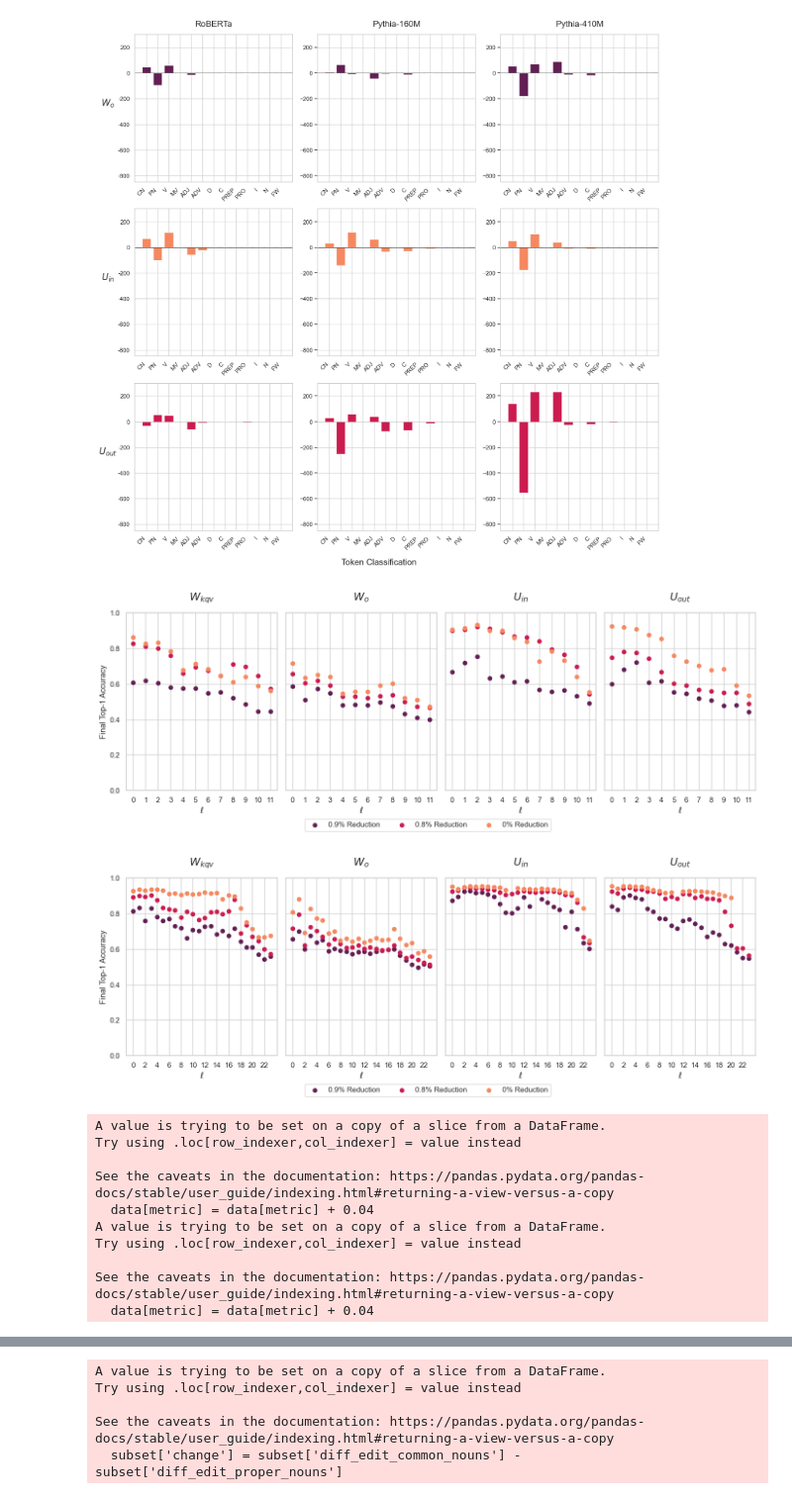
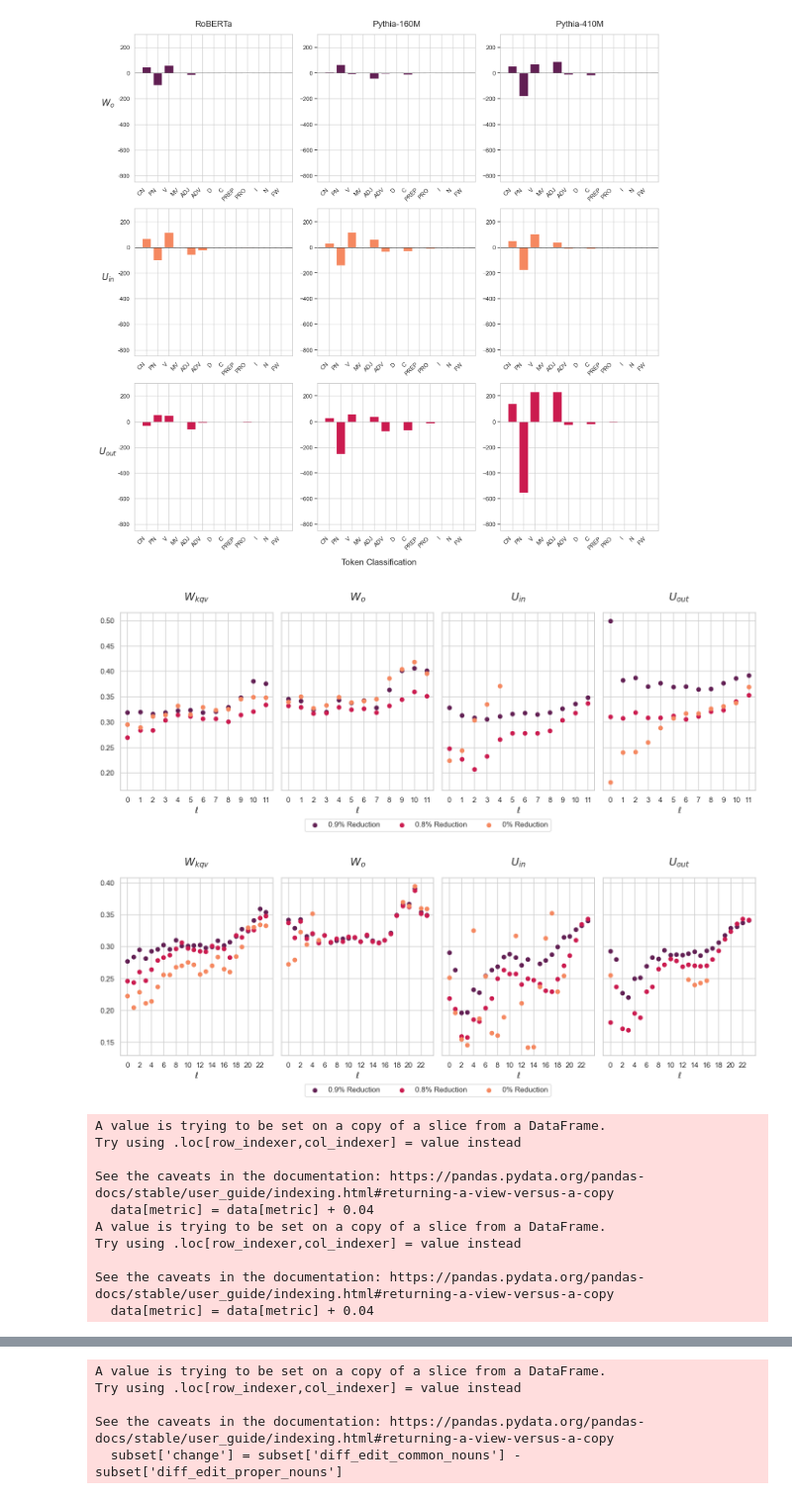
Before and after one commit to will-r-smith/STUDY, a Jupyter notebook: analysis.ipynb, the cells around one changed output, grey strips where cells are left out. Shown at 99% size. Drawn from its saved outputs; the diff is of its cells as text; code cells hidden in the pictures.

```diff
--- a/analysis.ipynb
+++ b/analysis.ipynb
@@ -170,6 +170,8 @@ def collect_data(model):
     df_lr['edited_perplexity'] = np.exp(df_lr['edited_loss'])
 
     df_lr['final_change_from_reduction'] = np.nan
+    df_lr['correct_final_loss'] = np.nan
+    df_none['correct_final_loss'] = np.nan
 
     categories = [
         'common_nouns',
@@ -237,6 +239,26 @@ def collect_data(model):
                 df_lr.loc[i, f"diff_edit_{cat}"] = edit_num - orig_num
 
                 df_lr.loc[i, f"diff_final_{cat}"] = final_num - final_none_num
+
+            # Extract the last value from the 'epoch_losses' list as the correct final loss
+            try:
+                epoch_losses = ast.literal_eval(row['epoch_losses'])
+                df_lr.loc[i, 'correct_final_loss'] = epoch_losses[-1] / row['original_loss'] if epoch_losses else np.nan
+            except:
+                df_lr.loc[i, 'correct_final_loss'] = np.nan
+
+
+    for i in range(len(df_none)):
+        row = df_none.iloc[i, :]
+        try:
+            epoch_losses = ast.literal_eval(row['epoch_losses'])
+            df_none.loc[i, 'correct_final_loss'] = epoch_losses[-1] / row['original_loss'] if epoch_losses else np.nan
+        except:
+            df_none.loc[i, 'correct_final_loss'] = np.nan
+
+
+    df_lr['loss_acc_ratio'] = df_lr['final_top1_accuracy'] / np.exp(df_lr['correct_final_loss'])
+    df_none['loss_acc_ratio'] = df_none['final_top1_accuracy'] / np.exp(df_none['correct_final_loss'])
 
 
     # Reorder columns to move 'lnum', 'lname', and 'rate' to the start
@@ -796,7 +818,7 @@ blocks = {
 block_labels = [f"$W_{{kqv}}$", f"$W_o$", f"$U_{{in}}$", f"$U_{{out}}$", ]
 
 
-metric = 'final_top1_accuracy'
+metric = 'correct_final_loss'
 
 models = ["pythia160m", "pythia410m"]
 
@@ -842,10 +864,10 @@ for m in range(len(models)):
         ax.set_title(f"{block_labels[b]}", fontsize=16, y=1.05)
         #ax.set_title(block_labels[b1])
         ax.set_xlabel(f'$\\ell$')
-        if 'final' in metric:
+        """if 'final' in metric:
             ax.set_ylim(0, 1)
         else:
-            ax.set_ylim(0, 0.2)
+            ax.set_ylim(0, 0.2)"""
 
         if b == 0:
             if metric == "final_top1_accuracy":
@@ -933,40 +955,43 @@ for m in range(len(models)):
         ax.set_title(f"{block_labels[b]}", fontsize=16, y= 1.05)
         ax.set_xlabel(f'$\\ell$')
 
-        if 'final' in metric:
+
+        """if 'final' in metric:
             ax.set_ylim(0, 1)
         else:
             ax.set_ylim(0, 0.2)
+        """
+
 
 
         if b == 0 or b == 3:
             if metric == "final_top1_accuracy":
                 ax.set_ylabel('Final Top-1 Accuracy')
             elif metric == "edited_top1_accuracy":
                 ax.set_ylabel('Edited Model Top-1 Accuracy')
             elif metric == "edited_loss":
                 ax.set_ylabel('Edited Model Loss')
             elif metric == "final_loss":
                 ax.set_ylabel('Final Model Loss')
             if metric == "final_top10_accuracy":
                 ax.set_ylabel('Final Top-10 Accuracy')
             elif metric == "edited_top10_accuracy":
                 ax.set_ylabel('Edited Model Top-10 Accuracy')
 
     #handles = list(set(handles))
     #labels = list(set(labels))
     fig.legend(handles=handles[:3], labels=labels[:3], loc='lower center', ncol=3, bbox_to_anchor=(0.5, -0.05))
 
 
 
 
     # Adjust layout to prevent overlap
     plt.tight_layout()
     plt.savefig(f'outputs/plots/performance_{models[m]}_{metric}.pdf', format='pdf', bbox_inches='tight', pad_inches=0.5)
     plt.show()
 # %% [output]
-[figure, old version]
+[figure, new version]
-[figure, old version]
+[figure, new version]
 A value is trying to be set on a copy of a slice from a DataFrame.
 Try using .loc[row_indexer,col_indexer] = value instead
 
```
Also changed, not shown: parts of 1 cell of this notebook, 1 other file.
